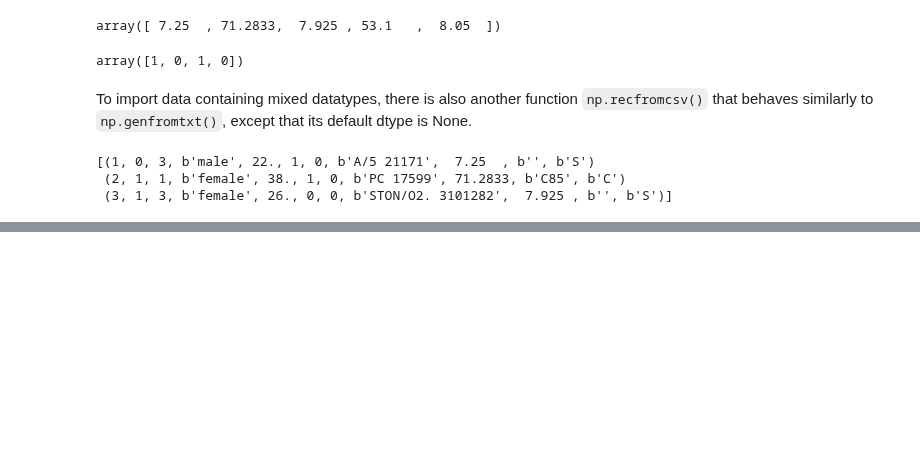
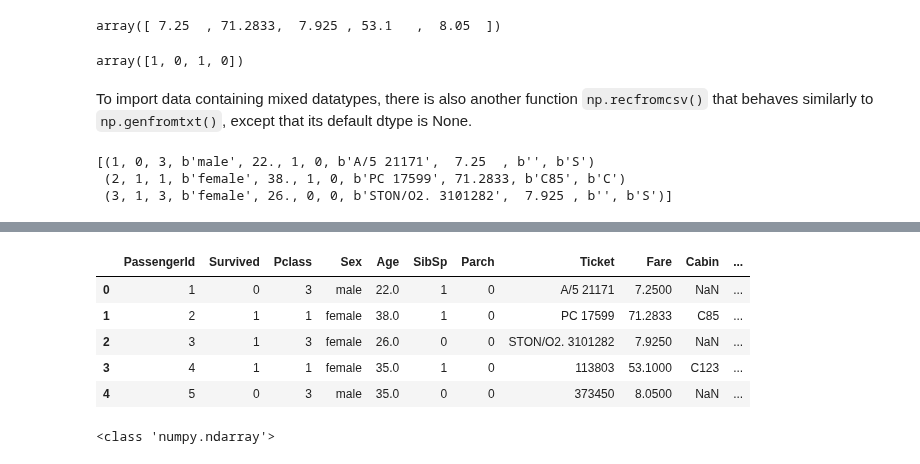
Before and after one commit to ksatola/Data-Science-Notes, a Jupyter notebook: 315_Python_Importing_Data.ipynb, the cells around one changed output, grey strips where cells are left out. Cells and saved outputs as stored; diff of their text form; code cells hidden in the pictures; blank space fills up the shorter version.

```diff
--- a/315_Python_Importing_Data.ipynb
+++ b/315_Python_Importing_Data.ipynb
@@ -213,0 +232,33 @@ print(d[:3])
+# %%
+# Import pandas as pd
+import pandas as pd
+
+# Assign the filename: file
+file = 'data/titanic.csv'
+
+# Read the file into a DataFrame: df
+df = pd.read_csv(file)
+
+# View the head of the DataFrame
+df.head()
+# %% [output]
+|  | PassengerId | Survived | Pclass | Sex | Age | SibSp | Parch | Ticket | Fare | Cabin | ... |
+| 0 | 1 | 0 | 3 | male | 22.0 | 1 | 0 | A/5 21171 | 7.2500 | NaN | ... |
+| 1 | 2 | 1 | 1 | female | 38.0 | 1 | 0 | PC 17599 | 71.2833 | C85 | ... |
+| 2 | 3 | 1 | 3 | female | 26.0 | 0 | 0 | STON/O2. 3101282 | 7.9250 | NaN | ... |
+| 3 | 4 | 1 | 1 | female | 35.0 | 1 | 0 | 113803 | 53.1000 | C123 | ... |
+| 4 | 5 | 0 | 3 | male | 35.0 | 0 | 0 | 373450 | 8.0500 | NaN | ... |
+# %%
+# Assign the filename: file
+file = 'data/digits.csv'
+
+# Read the first 5 rows of the file into a DataFrame: data
+data = pd.read_csv(file, nrows=5, header=None)
+
+# Build a numpy array from the DataFrame: data_array
+data_array = np.array(data)
+
+# Print the datatype of data_array to the shell
+print(type(data_array))
+# %% [output]
+<class 'numpy.ndarray'>
```
Also changed, not shown: parts of 7 cells of this notebook, 1 other file.
